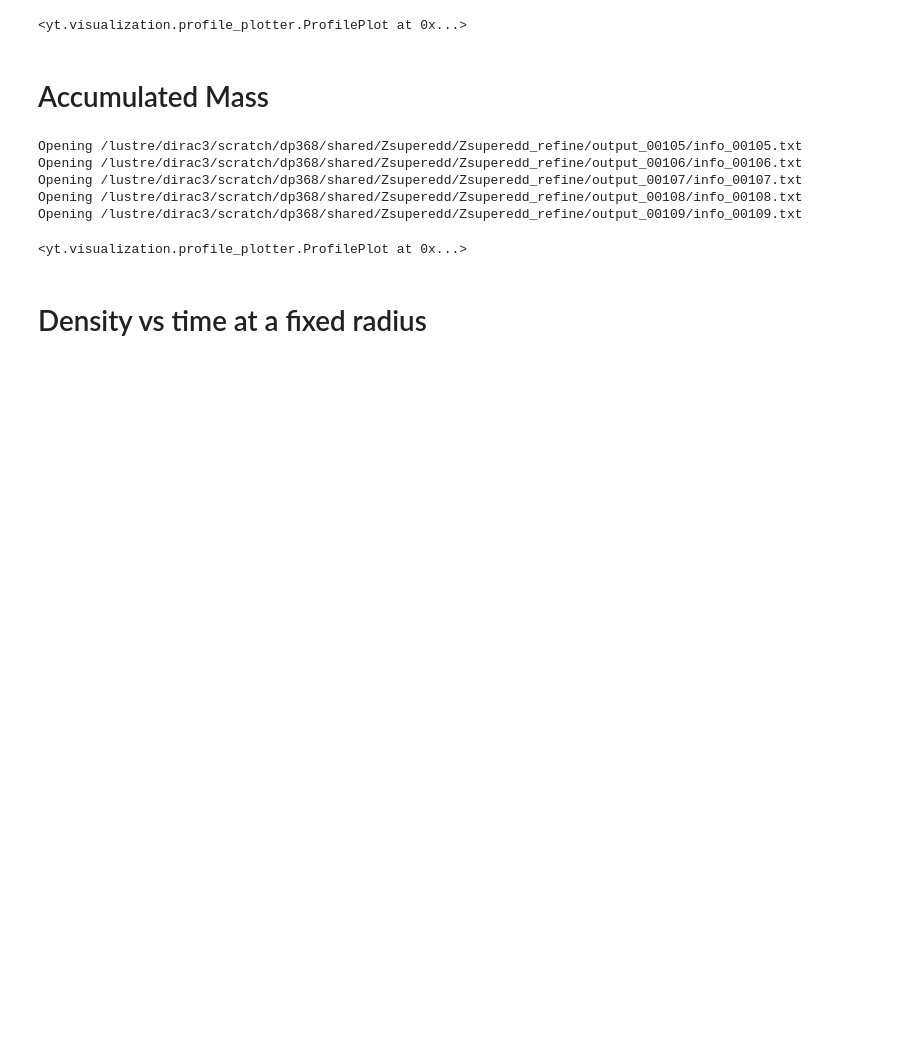
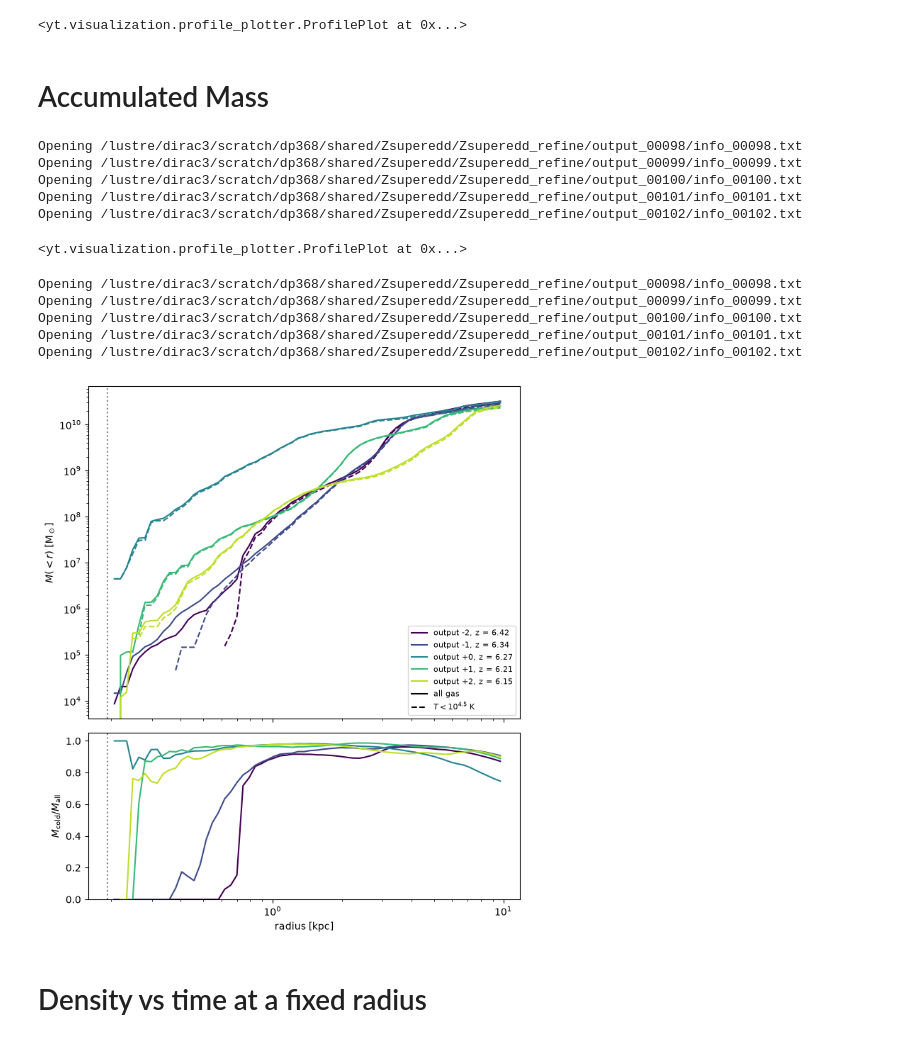
Before and after one commit to OrcaSKang/super-eddington, a Jupyter notebook: density_and_phase.ipynb, the cells around one changed output. Saved outputs shown, nothing was run; the diff lists cells and outputs as text; code cells hidden in the pictures; blank space fills up the shorter version.

Commit message:
added analysis for cold gas only

```diff
--- a/density_and_phase.ipynb
+++ b/density_and_phase.ipynb
@@ -136,7 +151,7 @@ Opening /lustre/dirac3/scratch/dp368/shared/Zsuperedd/Zsuperedd_refine/output_00
 # %%
 outputs = range(output - 2, output + 3)
 
-profiles, labels = [], []
+profiles, profiles_all, labels = [], [], []
 for out in outputs:
     ds = yt.load(hf.info_file(out, df))
 
@@ -148,9 +163,11 @@ for out in outputs:
 
     sp = ds.sphere(sink_pos_ds, ds.quan(10, 'kpc'))
 
+    cr = ds.cut_region(sp, ["obj['gas', 'temperature'] < 10 ** 4.5"])
+
     profiles.append(
         yt.create_profile(
-            sp,
+            cr,
             [("index", "radius")],
             [("gas", "mass")],
             weight_field= None,
@@ -160,19 +177,78 @@ for out in outputs:
     )
 
     labels.append(f'output {out - output:+d}, z = {ds.current_redshift:.2f}')
+
 plot = yt.ProfilePlot.from_profiles(profiles, labels=labels)
 plot.set_unit(('index', 'radius'), 'kpc')
 plot.set_unit(('gas', 'mass'), 'Msun')
+plot.render()
+
+ax = plot.plots[('gas', 'mass')].axes
+ax.axvline(0.193, ls='--', c='grey', label='minimum cell size')
+
+ax.legend()
 
 plot.show()
 # plot.save('fig/radial_profile/most_massive_accumlation_2.png')
 # %% [output]
-Opening /lustre/dirac3/scratch/dp368/shared/Zsuperedd/Zsuperedd_refine/output_00105/info_00105.txt
-Opening /lustre/dirac3/scratch/dp368/shared/Zsuperedd/Zsuperedd_refine/output_00106/info_00106.txt
-Opening /lustre/dirac3/scratch/dp368/shared/Zsuperedd/Zsuperedd_refine/output_00107/info_00107.txt
-Opening /lustre/dirac3/scratch/dp368/shared/Zsuperedd/Zsuperedd_refine/output_00108/info_00108.txt
-Opening /lustre/dirac3/scratch/dp368/shared/Zsuperedd/Zsuperedd_refine/output_00109/info_00109.txt
+Opening /lustre/dirac3/scratch/dp368/shared/Zsuperedd/Zsuperedd_refine/output_00098/info_00098.txt
+Opening /lustre/dirac3/scratch/dp368/shared/Zsuperedd/Zsuperedd_refine/output_00099/info_00099.txt
+Opening /lustre/dirac3/scratch/dp368/shared/Zsuperedd/Zsuperedd_refine/output_00100/info_00100.txt
+Opening /lustre/dirac3/scratch/dp368/shared/Zsuperedd/Zsuperedd_refine/output_00101/info_00101.txt
+Opening /lustre/dirac3/scratch/dp368/shared/Zsuperedd/Zsuperedd_refine/output_00102/info_00102.txt
 <yt.visualization.profile_plotter.ProfilePlot at 0x...>
+# %%
+outputs = range(output - 2, output + 3)
+kw = dict(weight_field=None, accumulation=True,
+          units={("index","radius"): "kpc"},
+          extrema={("index","radius"): ((0.2,'kpc'), (10,'kpc'))},
+          n_bins=64, logs={("index","radius"): True})
+
+r_list, Mcold_list, Mall_list, labels = [], [], [], []
+for out in outputs:
+    ds = yt.load(hf.info_file(out, df))
+    filename = f'{df}/output_{str(out).zfill(5)}/sink_{str(out).zfill(5)}.csv'
+    t = Table.read(filename, format='ascii', names=['sink_id','BHmass','x','y','z','vx','vy','vz','tsink','dMdt'])
+    c = ds.arr(t[t['sink_id']==target_sink]['x','y','z'][0].as_void().tolist(), 'code_length')
+
+    sp = ds.sphere(c, (10, 'kpc'))
+    cr = sp.cut_region(["obj['gas','temperature'] < 10**4.5"])
+
+    p_cold = yt.create_profile(cr, [("index","radius")], [("gas","mass")], **kw)
+    p_all  = yt.create_profile(sp, [("index","radius")], [("gas","mass")], **kw)
+
+    r_list.append(p_all.x.to('kpc').value)
+    Mcold_list.append(p_cold[("gas","mass")].to('Msun').value)
+    Mall_list.append(p_all[("gas","mass")].to('Msun').value)
+    labels.append(f'output {out - output:+d}, z = {ds.current_redshift:.2f}')
+# %% [output]
+Opening /lustre/dirac3/scratch/dp368/shared/Zsuperedd/Zsuperedd_refine/output_00098/info_00098.txt
+Opening /lustre/dirac3/scratch/dp368/shared/Zsuperedd/Zsuperedd_refine/output_00099/info_00099.txt
+Opening /lustre/dirac3/scratch/dp368/shared/Zsuperedd/Zsuperedd_refine/output_00100/info_00100.txt
+Opening /lustre/dirac3/scratch/dp368/shared/Zsuperedd/Zsuperedd_refine/output_00101/info_00101.txt
+Opening /lustre/dirac3/scratch/dp368/shared/Zsuperedd/Zsuperedd_refine/output_00102/info_00102.txt
+# %%
+fig, ax = plt.subplots(2, 1, sharex=True, figsize=(7, 8), gridspec_kw={'height_ratios': [2, 1]})
+cmap = plt.colormaps['viridis']
+colors = cmap(np.linspace(0, 0.9, len(labels)))
+
+for r, Mc, Ma, lab, col in zip(r_list, Mcold_list, Mall_list, labels, colors):
+    ax[0].loglog(r, Ma, '-',  c=col, label=lab)
+    ax[0].loglog(r, np.where(Mc > 0, Mc, np.nan), '--', c=col)
+    ax[1].semilogx(r, np.where(Ma > 0, Mc / Ma, np.nan), '-', c=col)
+
+for a in ax:
+    a.axvline(0.193, ls=':', c='grey')
+ax[0].set_ylabel(r'$M(<r)$ [M$_\odot$]')
+ax[0].plot([], [], 'k-',  label='all gas')
+ax[0].plot([], [], 'k--', label=r'$T < 10^{4.5}$ K')
+ax[0].legend(fontsize=8)
+ax[1].set_ylabel(r'$M_{\rm cold}/M_{\rm all}$')
+ax[1].set_ylim(0, 1.05)
+ax[1].set_xlabel('radius [kpc]')
+plt.tight_layout();
+# %% [output]
+[figure, added]
 # %% [markdown]
 # Density vs time at a fixed radius
 # %%
```
Also changed, not shown: parts of 14 cells of this notebook, 2 other files.
